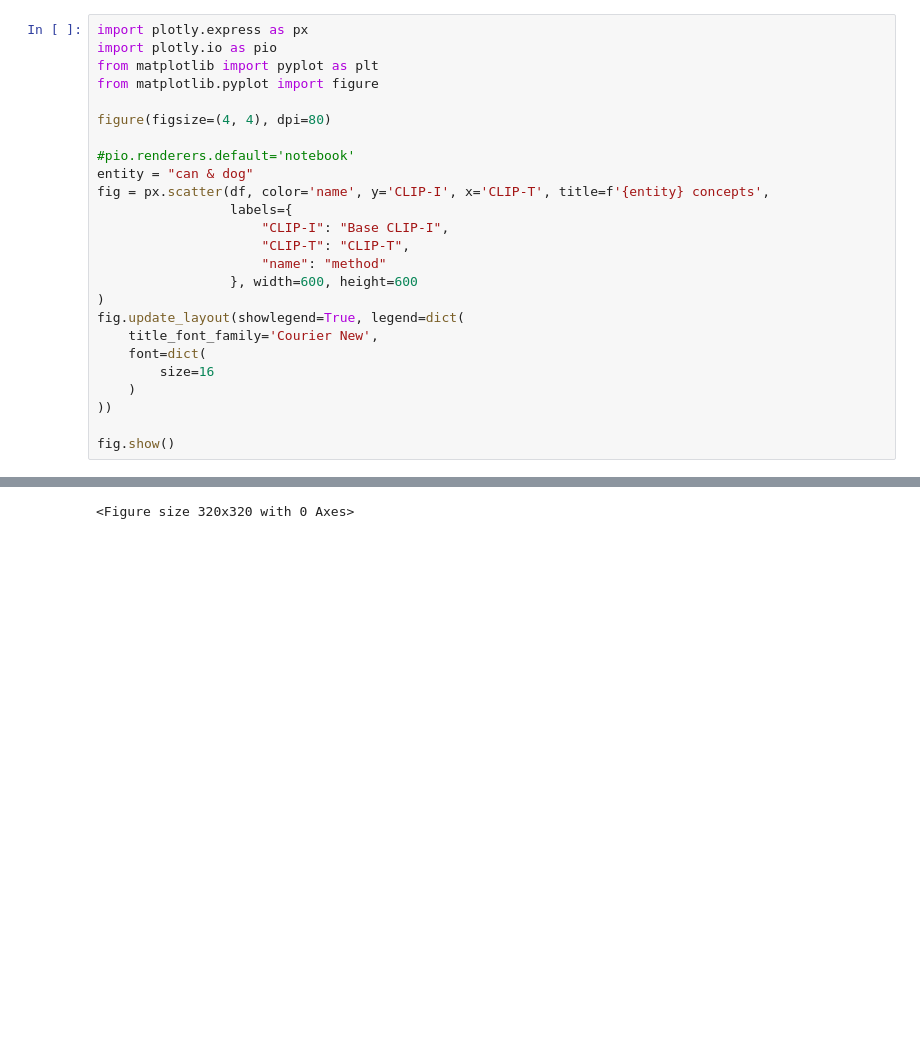
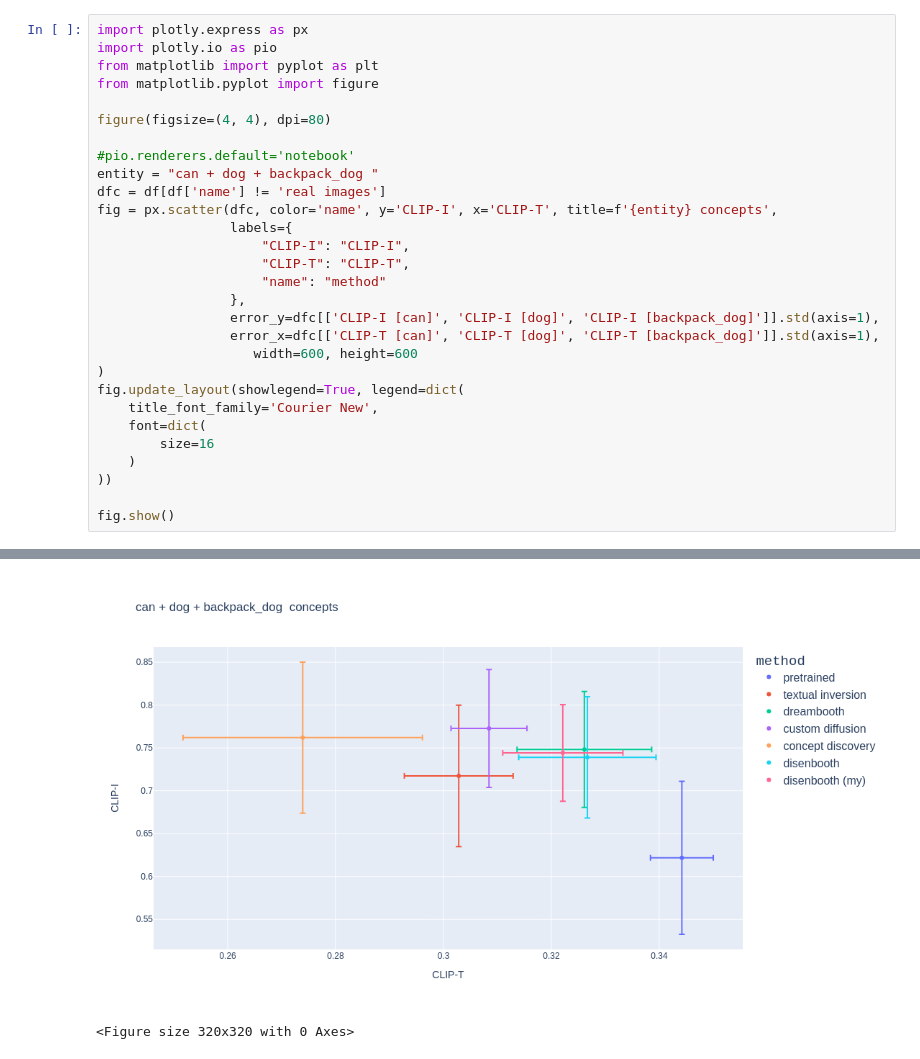
Before and after one commit to AIshutin/subject-driven-gen-eval, a Jupyter notebook: metrics_visualization.ipynb, the cells around one changed output, grey strips where cells are left out. Drawn from its saved outputs; the diff is of its cells as text; blank space fills up the shorter version.

```diff
--- a/metrics_visualization.ipynb
+++ b/metrics_visualization.ipynb
@@ -97,28 +147,33 @@ df.to_json()
 # %%
 import plotly.express as px
 import plotly.io as pio
 from matplotlib import pyplot as plt
 from matplotlib.pyplot import figure
 
 figure(figsize=(4, 4), dpi=80)
 
 #pio.renderers.default='notebook'
-entity = "can & dog"
-fig = px.scatter(df, color='name', y='CLIP-I', x='CLIP-T', title=f'{entity} concepts',
+entity = "can + dog + backpack_dog "
+dfc = df[df['name'] != 'real images']
+fig = px.scatter(dfc, color='name', y='CLIP-I', x='CLIP-T', title=f'{entity} concepts',
                  labels={
-                     "CLIP-I": "Base CLIP-I",
+                     "CLIP-I": "CLIP-I",
                      "CLIP-T": "CLIP-T",
                      "name": "method"
-                 }, width=600, height=600
+                 },
+                 error_y=dfc[['CLIP-I [can]', 'CLIP-I [dog]', 'CLIP-I [backpack_dog]']].std(axis=1),
+                 error_x=dfc[['CLIP-T [can]', 'CLIP-T [dog]', 'CLIP-T [backpack_dog]']].std(axis=1),
+                    width=600, height=600
 )
 fig.update_layout(showlegend=True, legend=dict(
     title_font_family='Courier New',
     font=dict(
         size=16
     )
 ))
 
 fig.show()
 # %% [output]
 [interactive output not drawn]
+[figure, added]
 <Figure size 320x320 with 0 Axes>
```
Also changed, not shown: parts of 8 cells of this notebook, 7 other files.
